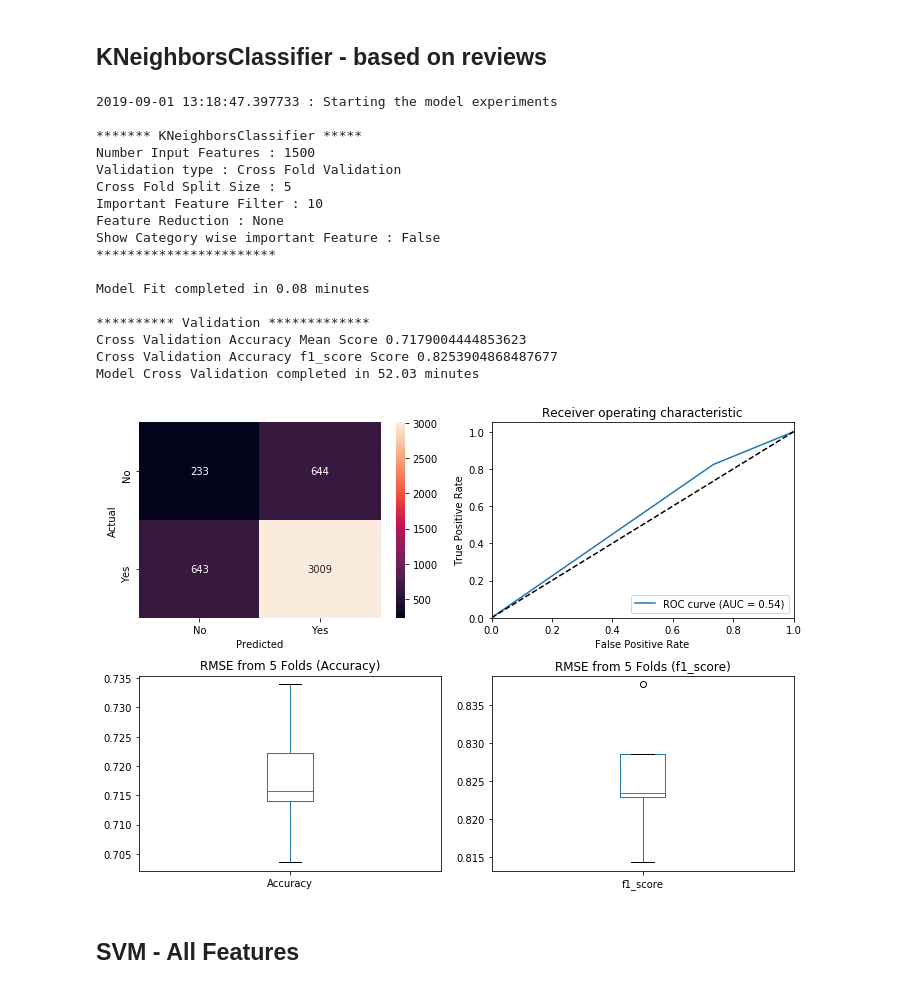
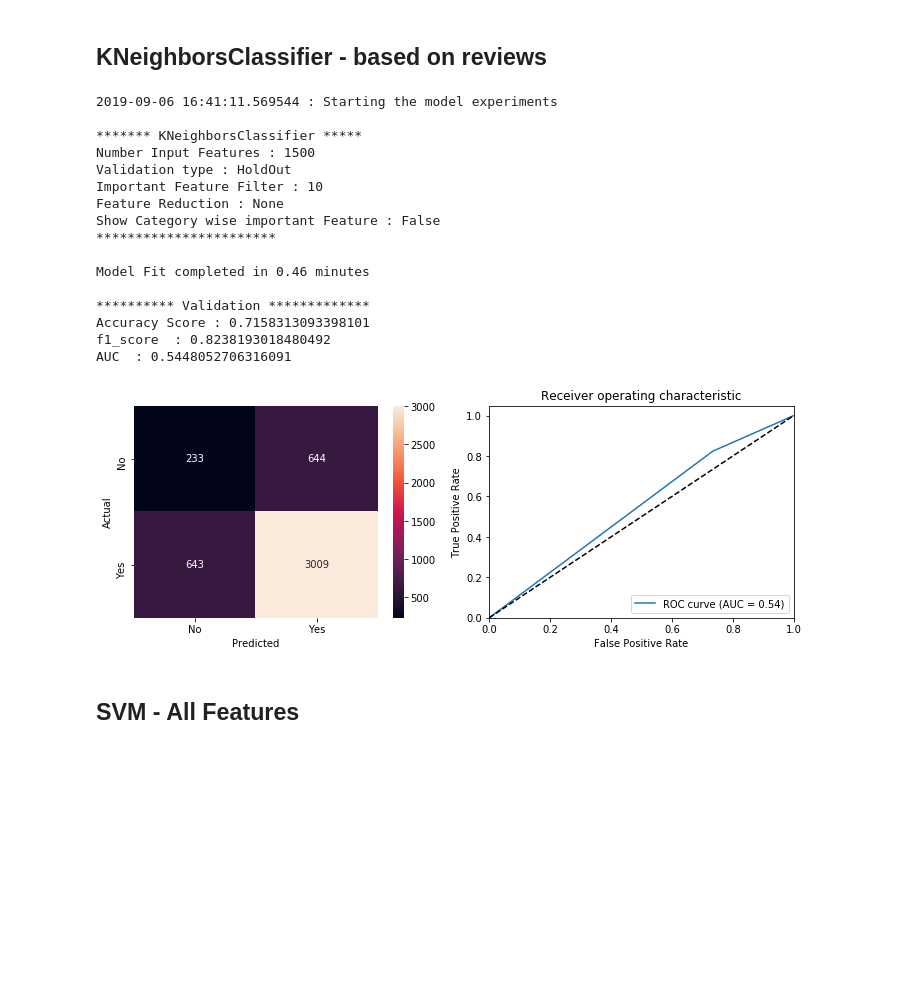
Before and after one commit to balag752/Ecommerce-clothing-recommendation-prediction, a Jupyter notebook: src/ModelBuilding-2gram.ipynb, the cells around one changed output. Saved outputs shown, nothing was run; the diff lists cells and outputs as text; code cells hidden in the pictures; blank space fills up the shorter version.

```diff
--- a/src/ModelBuilding-2gram.ipynb
+++ b/src/ModelBuilding-2gram.ipynb
@@ -588,26 +589,25 @@ Model Cross Validation completed in 3.93 minutes
 # %% [markdown]
 ## KNeighborsClassifier - based on reviews
 # %%
-model_experiment(model=model,param_grid=param_grid,df=df, InputFeaturecols=InputFeature[30:],OutputFeaturecols=OutputFeature, nfolds=[2,5], ImpFtrShow=10, Reviewonly=True)
+model_experiment(model=model,param_grid=param_grid,df=df, InputFeaturecols=InputFeature[30:],OutputFeaturecols=OutputFeature, nfolds=[2,0], ImpFtrShow=10, Reviewonly=True)
 # %% [output]
-2019-09-01 13:18:47.397733 : Starting the model experiments
+2019-09-06 16:41:11.569544 : Starting the model experiments
 
 ******* KNeighborsClassifier *****
 Number Input Features : 1500
-Validation type : Cross Fold Validation
-Cross Fold Split Size : 5
+Validation type : HoldOut
 Important Feature Filter : 10
 Feature Reduction : None
 Show Category wise important Feature : False
 ***********************
 
-Model Fit completed in 0.08 minutes
+Model Fit completed in 0.46 minutes
 
 ********** Validation *************
-Cross Validation Accuracy Mean Score 0.7179004444853623
-Cross Validation Accuracy f1_score Score 0.8253904868487677
-Model Cross Validation completed in 52.03 minutes
+Accuracy Score : 0.7158313093398101
+f1_score  : 0.8238193018480492
+AUC  : 0.5448052706316091
-[figure, old version]
+[figure, new version]
 # %% [markdown]
 ## SVM - All Features
 # %%
```
Also changed, not shown: parts of 13 cells of this notebook, 2 other files.
